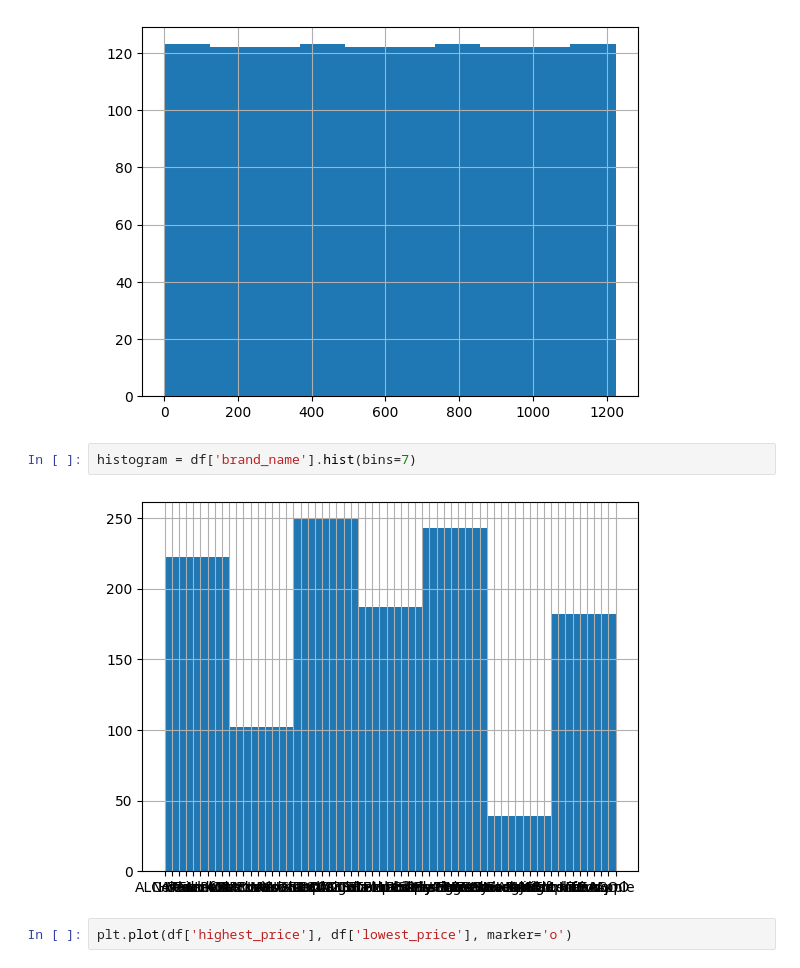
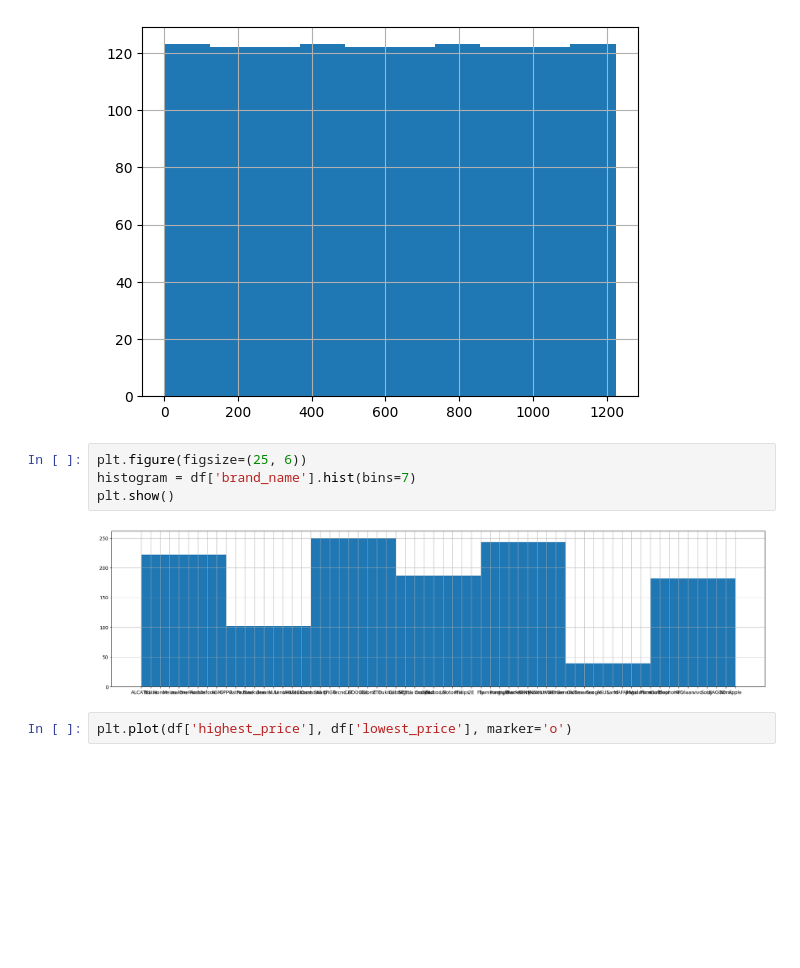
Before and after one commit to balkrishna-16/Datascience-in-Python, a Jupyter notebook: day15.ipynb, the cells around one changed output. Drawn from its saved outputs; the diff is of its cells as text; blank space fills up the shorter version.

```diff
--- a/day15.ipynb
+++ b/day15.ipynb
@@ -94,9 +95,11 @@ histogram = df['popularity'].hist(bins=10)
 # %% [output]
 [figure]
 # %%
+plt.figure(figsize=(25, 6))
 histogram = df['brand_name'].hist(bins=7)
+plt.show()
 # %% [output]
-[figure, old version]
+[figure, new version]
 # %%
 plt.plot(df['highest_price'], df['lowest_price'], marker='o')
 # %% [output]
```
Also changed, not shown: parts of 2 cells of this notebook.
